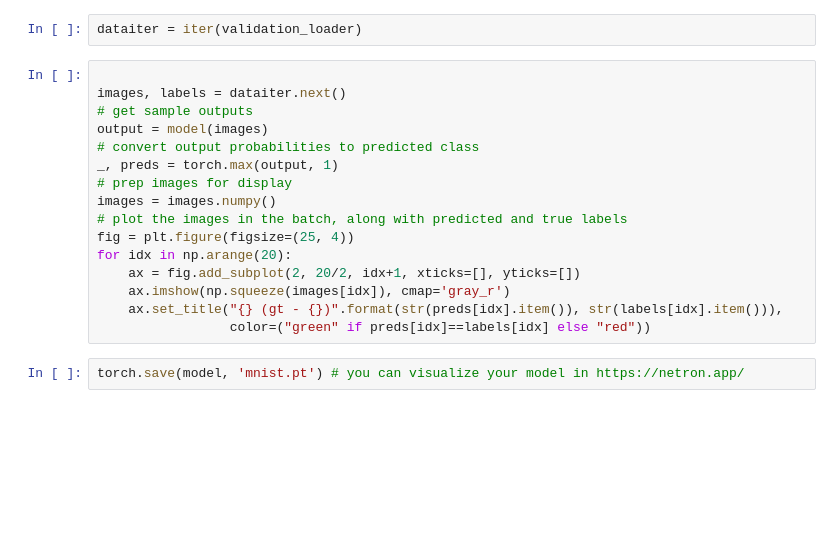
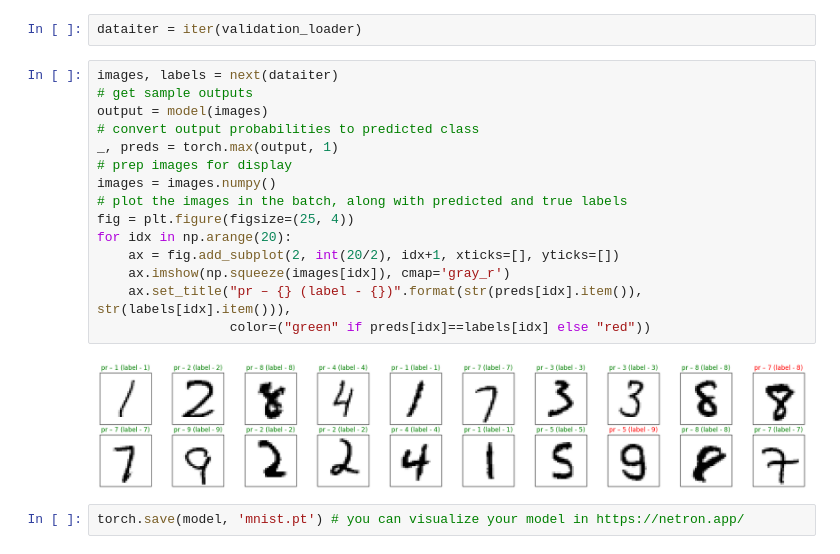
Before and after one commit to vitaliyradchenko/projector_course, a Jupyter notebook: lectures/14.1 - Neural Networks in more details.ipynb, the cells around one changed output. Drawn from its saved outputs; the diff is of its cells as text; blank space fills up the shorter version.

```diff
--- a/lectures/14.1 - Neural Networks in more details.ipynb
+++ b/lectures/14.1 - Neural Networks in more details.ipynb
@@ -541,21 +628,22 @@ plt.legend()
 # %%
 dataiter = iter(validation_loader)
 # %%
-
-images, labels = dataiter.next()
+images, labels = next(dataiter)
 # get sample outputs
 output = model(images)
 # convert output probabilities to predicted class
 _, preds = torch.max(output, 1)
 # prep images for display
 images = images.numpy()
 # plot the images in the batch, along with predicted and true labels
 fig = plt.figure(figsize=(25, 4))
 for idx in np.arange(20):
-    ax = fig.add_subplot(2, 20/2, idx+1, xticks=[], yticks=[])
+    ax = fig.add_subplot(2, int(20/2), idx+1, xticks=[], yticks=[])
     ax.imshow(np.squeeze(images[idx]), cmap='gray_r')
-    ax.set_title("{} (gt - {})".format(str(preds[idx].item()), str(labels[idx].item())),
+    ax.set_title("pr – {} (label - {})".format(str(preds[idx].item()), str(labels[idx].item())),
                  color=("green" if preds[idx]==labels[idx] else "red"))
+# %% [output]
+[figure, added]
 # %%
 torch.save(model, 'mnist.pt') # you can visualize your model in https://netron.app/
 # %% [markdown]
```
Also changed, not shown: parts of 26 cells of this notebook.
